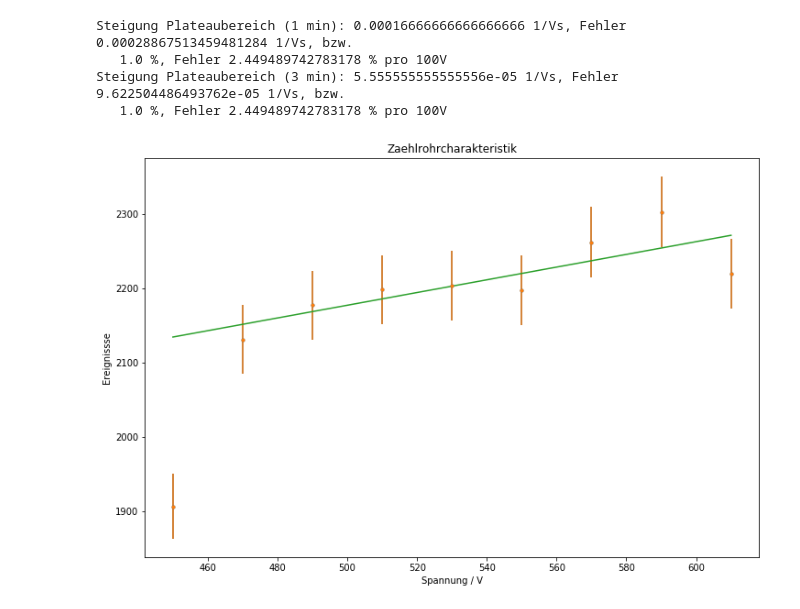
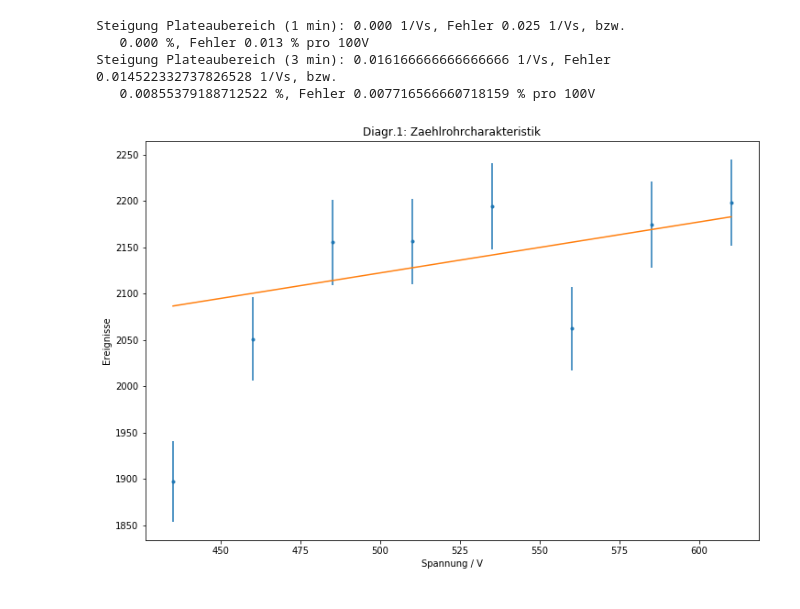
Before and after one commit to Intergalakti/Versuch-251, a Jupyter notebook: Versuch 251 - Statistik.ipynb, the cells around one changed output. Drawn from its saved outputs; the diff is of its cells as text; code cells hidden in the pictures.

```diff
--- a/Versuch 251 - Statistik.ipynb
+++ b/Versuch 251 - Statistik.ipynb
@@ -14,42 +14,37 @@ def gaussian(x, A, mu, sig): #A: Flaeche der Gaussfunktion
 def poisson(x, A_p, mu_p):
     return A_p*exp(-mu_p)*mu_p**x/gamma(x+1)
 # %%
-#Zaehlrohrspannung:
-U=np.array([450,470,490,510,530,550,570,590,610])
+### Zaehlrohrspannung:
+U=np.array([435,460,485,510,535,560,585,610])
 #gezaehlte Ereignisse
-N=np.array([1906,2131,2177,2198,2203,2197,2262,2303,2220])
+N=np.array([1897,2051,2155,2156,2194,2062,2174,2198])
 Fehler_N=np.sqrt(N)
 
 plt.figure(1, figsize=(12,8))
-plt.errorbar(U, N, Fehler_N, fmt=".")
-plt.xlabel('Spannung / V')
-plt.ylabel('Ereignissse')
-plt.title('Zaehlrohrcharakteristik')
-
 popt, pcov=curve_fit(linear, U[1:], N[1:])
 plt.errorbar(U, N, Fehler_N, fmt=".")
 plt.xlabel('Spannung / V')
-plt.ylabel('Ereignissse')
-plt.title('Zaehlrohrcharakteristik')
+plt.ylabel('Ereignisse')
+plt.title('Diagr.1: Zaehlrohrcharakteristik')
 plt.plot(U, linear(U,*popt))
-#plt.savefig("figures/Zaehlrohrcharakteristik.pdf", format="pdf")
+plt.savefig("figures/Zaehlrohrcharakteristik.pdf", format="pdf")
 
-steig1=(2-1)/(100*60)
-steig3=(2-1)/(100*180)
-relst1=(2-1)/1
-relst3=(2-1)/1
-dsteig1=np.sqrt(2+1)/(100*60)
-dsteig3=np.sqrt(2+1)/(100*180)
-drelst1=(2/1)*np.sqrt((1/1)+(1/2))
-drelst3=(2/1)*np.sqrt((1/1)+(1/2))
-print("Steigung Plateaubereich (1 min): {} 1/Vs, Fehler {} 1/Vs, bzw.\n   {} %, Fehler {} % pro 100V"
+steig1=(11579-11579)/(100*60)
+steig3=(34311-34020)/(100*180)
+relst1=(11579-11579)/11579
+relst3=(34311-34020)/34020
+dsteig1=np.sqrt(11579+11579)/(100*60)
+dsteig3=np.sqrt(34311+34020)/(100*180)
+drelst1=(11579/11579)*np.sqrt((1/11579)+(1/11579))
+drelst3=(34311/34020)*np.sqrt((1/34020)+(1/34311))
+print("Steigung Plateaubereich (1 min): {:.3f} 1/Vs, Fehler {:.3f} 1/Vs, bzw.\n   {:.3f} %, Fehler {:.3f} % pro 100V"
       .format(steig1,dsteig1,relst1,drelst1))
 print("Steigung Plateaubereich (3 min): {} 1/Vs, Fehler {} 1/Vs, bzw.\n   {} %, Fehler {} % pro 100V"
       .format(steig3,dsteig3,relst3,drelst3))
 # %% [output]
-Steigung Plateaubereich (1 min): 0.00016666666666666666 1/Vs, Fehler 0.00028867513459481284 1/Vs, bzw.
-   1.0 %, Fehler 2.449489742783178 % pro 100V
-Steigung Plateaubereich (3 min): 5.555555555555556e-05 1/Vs, Fehler 9.622504486493762e-05 1/Vs, bzw.
-   1.0 %, Fehler 2.449489742783178 % pro 100V
+Steigung Plateaubereich (1 min): 0.000 1/Vs, Fehler 0.025 1/Vs, bzw.
+   0.000 %, Fehler 0.013 % pro 100V
+Steigung Plateaubereich (3 min): 0.016166666666666666 1/Vs, Fehler 0.014522332737826528 1/Vs, bzw.
+   0.00855379188712522 %, Fehler 0.007716566660718159 % pro 100V
-[figure, old version]
+[figure, new version]
 # %%
```
Also changed, not shown: parts of 2 cells of this notebook.
